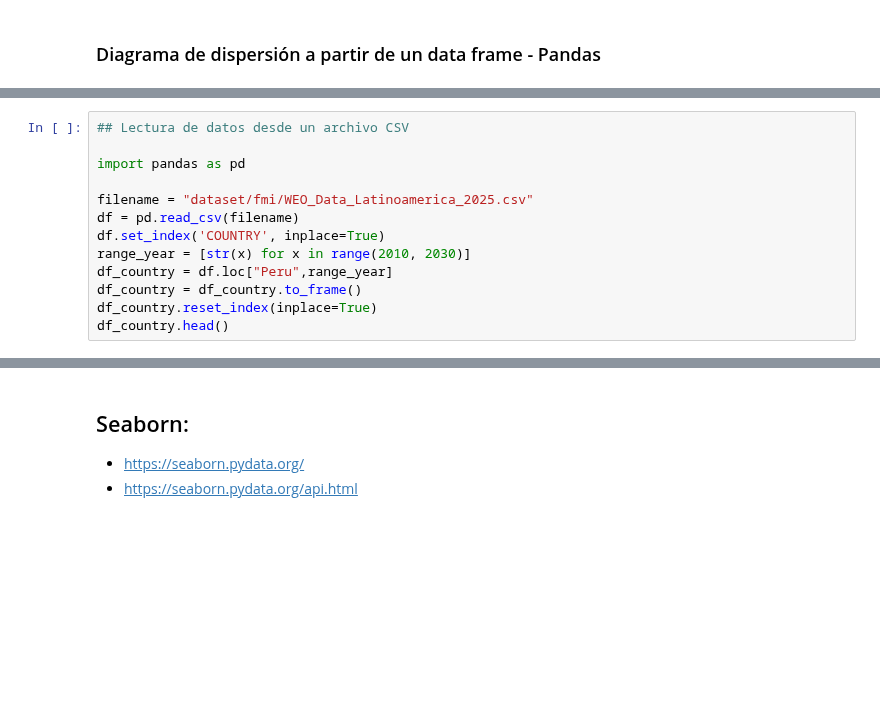
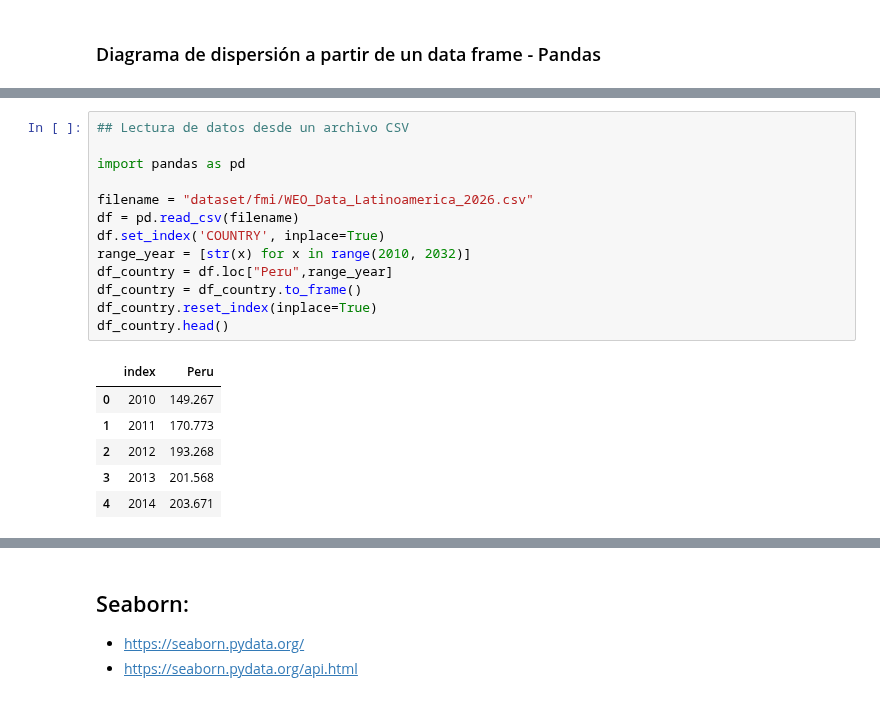
Before and after one commit to jgomezz/cpe_ciencia_datos_python, a Jupyter notebook: mod2_estadistica_y_visualizacion/semana_04_advanced_graph.ipynb, the cells around one changed output, grey strips where cells are left out. Cells and saved outputs as stored; diff of their text form; blank space fills up the shorter version.

```diff
--- a/mod2_estadistica_y_visualizacion/semana_04_advanced_graph.ipynb
+++ b/mod2_estadistica_y_visualizacion/semana_04_advanced_graph.ipynb
@@ -456,16 +479,23 @@ plt.show()
 # %%
 ## Lectura de datos desde un archivo CSV
 
 import pandas as pd
 
-filename = "dataset/fmi/WEO_Data_Latinoamerica_2025.csv"
+filename = "dataset/fmi/WEO_Data_Latinoamerica_2026.csv"
 df = pd.read_csv(filename)
 df.set_index('COUNTRY', inplace=True)
-range_year = [str(x) for x in range(2010, 2030)]
+range_year = [str(x) for x in range(2010, 2032)]
 df_country = df.loc["Peru",range_year]
 df_country = df_country.to_frame()
 df_country.reset_index(inplace=True)
 df_country.head()
+# %% [output]
+|  | index | Peru |
+| 0 | 2010 | 149.267 |
+| 1 | 2011 | 170.773 |
+| 2 | 2012 | 193.268 |
+| 3 | 2013 | 201.568 |
+| 4 | 2014 | 203.671 |
 # %%
 df_country.plot(kind="scatter",
                x="index" ,
```
Also changed, not shown: parts of 13 cells of this notebook, 2 other files.
